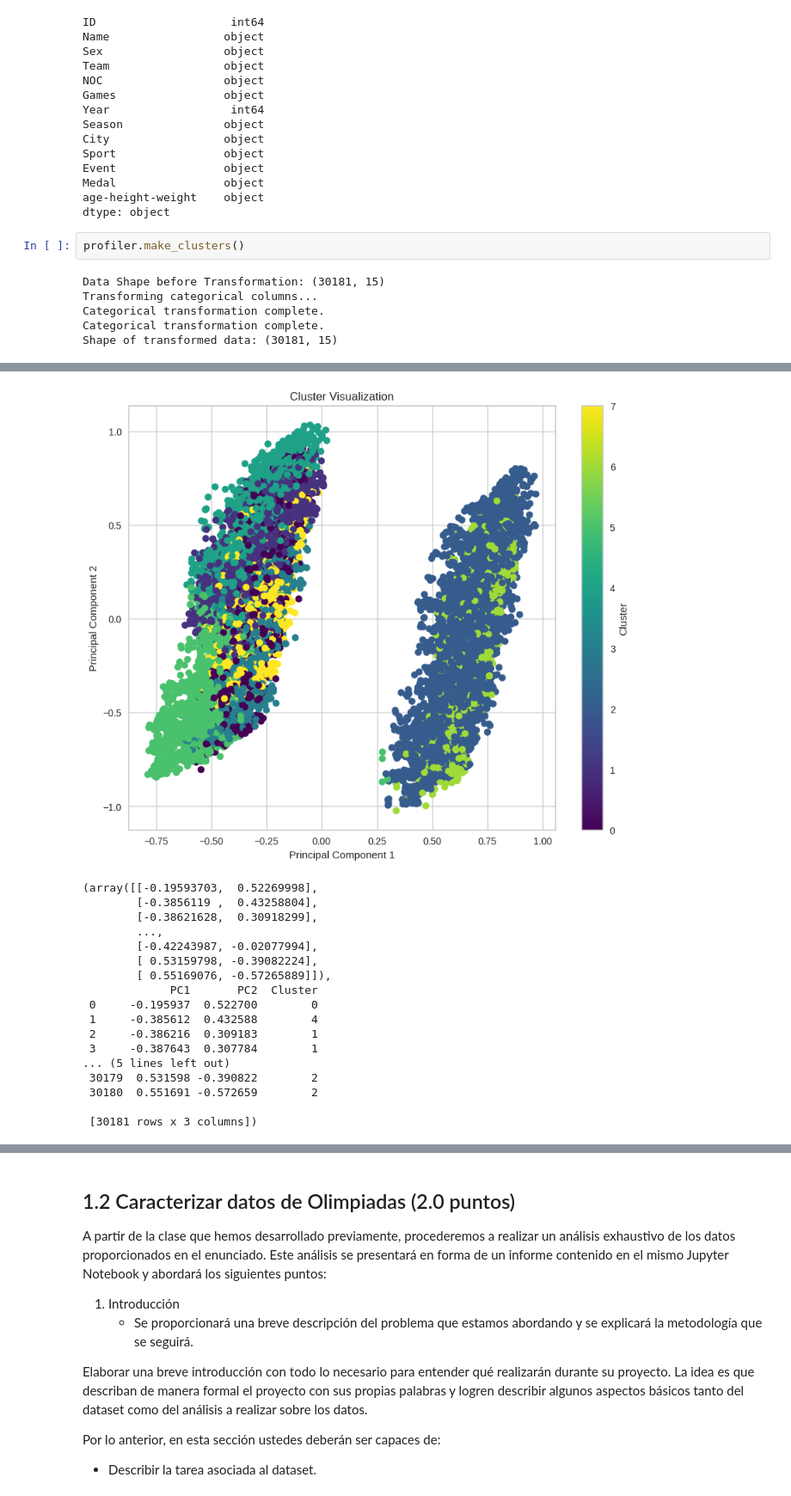
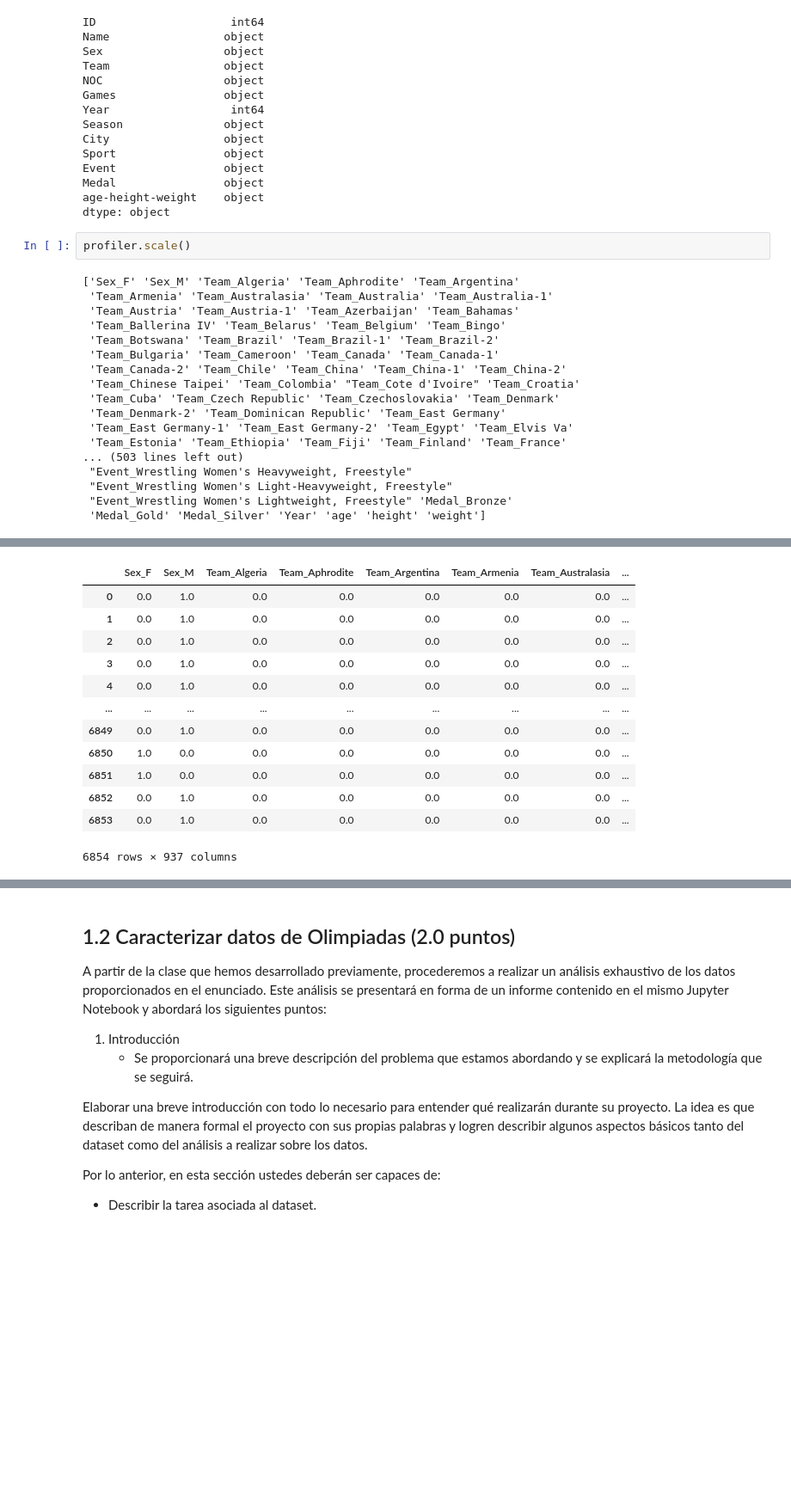
Before and after one commit to tomasaguirre-ignacioalbornoz/MDS7202, a Jupyter notebook: Proyecto1/Proyecto_enunciado.ipynb, the cells around one changed output, grey strips where cells are left out. Shown at 86% size. Drawn from its saved outputs; the diff is of its cells as text; blank space fills up the shorter version.

Commit message:
scaler listo

```diff
--- a/Proyecto1/Proyecto_enunciado.ipynb
+++ b/Proyecto1/Proyecto_enunciado.ipynb
@@ -791,10 +791,22 @@ Medal                object
 age-height-weight    object
 dtype: object
 # %%
-profiler.make_clusters()
+profiler.scale()
 # %% [output]
-Data Shape before Transformation: (30181, 15)
-Transforming categorical columns...
-Categorical transformation complete.
-Categorical transformation complete.
-Shape of transformed data: (30181, 15)
+['Sex_F' 'Sex_M' 'Team_Algeria' 'Team_Aphrodite' 'Team_Argentina'
+ 'Team_Armenia' 'Team_Australasia' 'Team_Australia' 'Team_Australia-1'
+ 'Team_Austria' 'Team_Austria-1' 'Team_Azerbaijan' 'Team_Bahamas'
+ 'Team_Ballerina IV' 'Team_Belarus' 'Team_Belgium' 'Team_Bingo'
+ 'Team_Botswana' 'Team_Brazil' 'Team_Brazil-1' 'Team_Brazil-2'
+ 'Team_Bulgaria' 'Team_Cameroon' 'Team_Canada' 'Team_Canada-1'
+ 'Team_Canada-2' 'Team_Chile' 'Team_China' 'Team_China-1' 'Team_China-2'
+ 'Team_Chinese Taipei' 'Team_Colombia' "Team_Cote d'Ivoire" 'Team_Croatia'
+ 'Team_Cuba' 'Team_Czech Republic' 'Team_Czechoslovakia' 'Team_Denmark'
+ 'Team_Denmark-2' 'Team_Dominican Republic' 'Team_East Germany'
+ 'Team_East Germany-1' 'Team_East Germany-2' 'Team_Egypt' 'Team_Elvis Va'
+ 'Team_Estonia' 'Team_Ethiopia' 'Team_Fiji' 'Team_Finland' 'Team_France'
+... (503 lines left out)
+ "Event_Wrestling Women's Heavyweight, Freestyle"
+ "Event_Wrestling Women's Light-Heavyweight, Freestyle"
+ "Event_Wrestling Women's Lightweight, Freestyle" 'Medal_Bronze'
+ 'Medal_Gold' 'Medal_Silver' 'Year' 'age' 'height' 'weight']
@@ -802,18 +813,13 @@ Shape of transformed data: (30181, 15)
-[figure, removed]
+|  | Sex_F | Sex_M | Team_Algeria | Team_Aphrodite | Team_Argentina | Team_Armenia | Team_Australasia | ... |
+| 0 | 0.0 | 1.0 | 0.0 | 0.0 | 0.0 | 0.0 | 0.0 | ... |
+| 1 | 0.0 | 1.0 | 0.0 | 0.0 | 0.0 | 0.0 | 0.0 | ... |
+| 2 | 0.0 | 1.0 | 0.0 | 0.0 | 0.0 | 0.0 | 0.0 | ... |
+| 3 | 0.0 | 1.0 | 0.0 | 0.0 | 0.0 | 0.0 | 0.0 | ... |
+| 4 | 0.0 | 1.0 | 0.0 | 0.0 | 0.0 | 0.0 | 0.0 | ... |
+| ... | ... | ... | ... | ... | ... | ... | ... | ... |
+| 6849 | 0.0 | 1.0 | 0.0 | 0.0 | 0.0 | 0.0 | 0.0 | ... |
+| 6850 | 1.0 | 0.0 | 0.0 | 0.0 | 0.0 | 0.0 | 0.0 | ... |
+| 6851 | 1.0 | 0.0 | 0.0 | 0.0 | 0.0 | 0.0 | 0.0 | ... |
+| 6852 | 0.0 | 1.0 | 0.0 | 0.0 | 0.0 | 0.0 | 0.0 | ... |
+| 6853 | 0.0 | 1.0 | 0.0 | 0.0 | 0.0 | 0.0 | 0.0 | ... |
-(array([[-0.19593703,  0.52269998],
-        [-0.3856119 ,  0.43258804],
-        [-0.38621628,  0.30918299],
-        ...,
-        [-0.42243987, -0.02077994],
-        [ 0.53159798, -0.39082224],
-        [ 0.55169076, -0.57265889]]),
-             PC1       PC2  Cluster
- 0     -0.195937  0.522700        0
- 1     -0.385612  0.432588        4
- 2     -0.386216  0.309183        1
- 3     -0.387643  0.307784        1
-... (5 lines left out)
- 30179  0.531598 -0.390822        2
- 30180  0.551691 -0.572659        2
-
- [30181 rows x 3 columns])
+6854 rows × 937 columns
```
Also changed, not shown: parts of 7 cells of this notebook, 7 other files.
